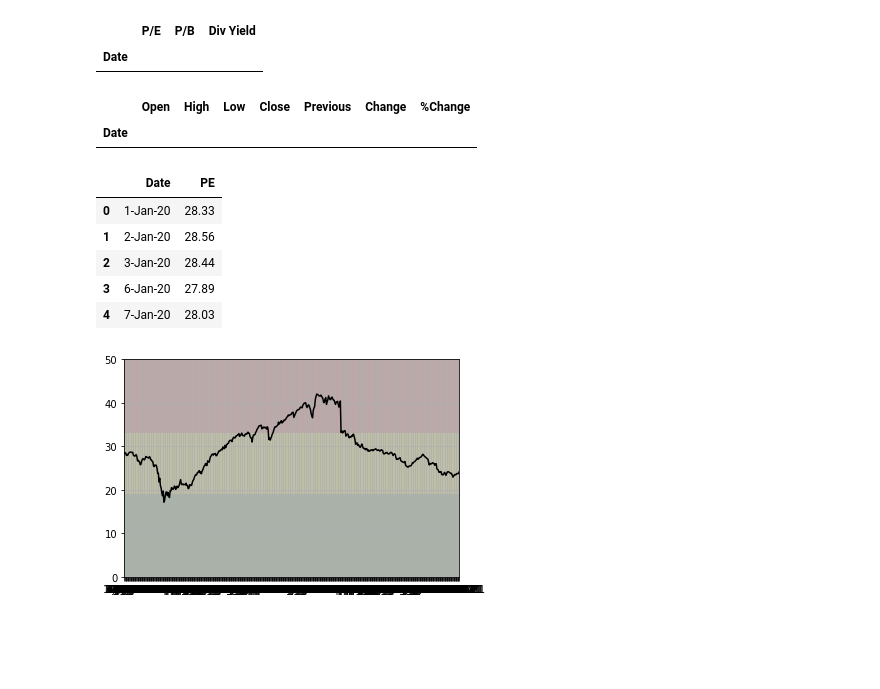
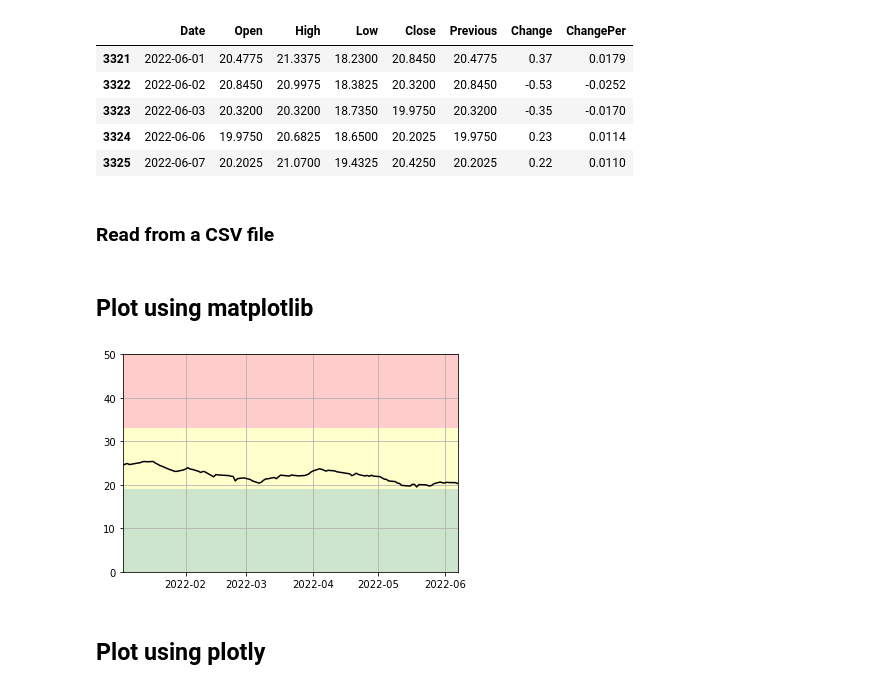
Before and after one commit to 1dhavalpatel/PythonForDS, a Jupyter notebook: Visualization/DifferentBackgroundColourAreas.ipynb, the cells around one changed output. Saved outputs shown, nothing was run; the diff lists cells and outputs as text; code cells hidden in the pictures; blank space fills up the shorter version.

```diff
--- a/Visualization/DifferentBackgroundColourAreas.ipynb
+++ b/Visualization/DifferentBackgroundColourAreas.ipynb
@@ -3,0 +8,4 @@ import matplotlib.pyplot as plt
+# %%
+from datetime import date
+startDate = date(1999,1,1)
+endDate = date(2023,1,1)
@@ -4,8 +14,9 @@ import matplotlib.pyplot as plt
 # %%
 # Index P/E ratio history
 from nsepy import get_index_pe_history
-from datetime import date
+NiftyPE = get_index_pe_history(symbol="NIFTY", start=startDate, end=endDate)
 
-nifty_pe = get_index_pe_history(symbol="NIFTY",
-                                start=date(2000,1,1),
-                                end=date(2022,6,5))
+NiftyPE = NiftyPE.reset_index()
+
+NiftyPE.columns = ['Date', 'PE', 'PB', 'DivYield']
+NiftyPE.tail()
@@ -12,5 +29,0 @@ nifty_pe = get_index_pe_history(symbol="NIFTY",
-# %%
-nifty_pe.head()
-# %% [output]
-|  | P/E | P/B | Div Yield |
-| Date |  |  |  |
@@ -24,32 +30,38 @@ vix = get_history(symbol="INDIAVIX",
-# %%
-vix.head()
-# %% [output]
-|  | Open | High | Low | Close | Previous | Change | %Change |
-| Date |  |  |  |  |  |  |  |
+# %%
+# Index VIX history
+
+from nsepy import get_history
+NiftyVIX = get_history(symbol="INDIAVIX",start=startDate, end=endDate, index=True)
+
+NiftyVIX = NiftyVIX.reset_index()
+NiftyVIX.columns = ['Date' ,'Open', 'High', 'Low','Close', 'Previous', 'Change', 'ChangePer']
+NiftyVIX.tail()
+# %% [output]
+|  | Date | Open | High | Low | Close | Previous | Change | ChangePer |
+| 3321 | 2022-06-01 | 20.4775 | 21.3375 | 18.2300 | 20.8450 | 20.4775 | 0.37 | 0.0179 |
+| 3322 | 2022-06-02 | 20.8450 | 20.9975 | 18.3825 | 20.3200 | 20.8450 | -0.53 | -0.0252 |
+| 3323 | 2022-06-03 | 20.3200 | 20.3200 | 18.7350 | 19.9750 | 20.3200 | -0.35 | -0.0170 |
+| 3324 | 2022-06-06 | 19.9750 | 20.6825 | 18.6500 | 20.2025 | 19.9750 | 0.23 | 0.0114 |
+| 3325 | 2022-06-07 | 20.2025 | 21.0700 | 19.4325 | 20.4250 | 20.2025 | 0.22 | 0.0110 |
+# %% [markdown]
+### Read from a CSV file
 # %%
-NiftyPE = pd.read_csv('NiftyPE.csv')
+#NiftyPE = pd.read_csv('NiftyPE.csv')
+#NiftyPE.columns = ['Date', 'PE']
+#NiftyPE.head()
-# %%
-NiftyPE.columns = ['Date', 'PE']
-# %%
-NiftyPE.head()
-# %% [output]
-|  | Date | PE |
-| 0 | 1-Jan-20 | 28.33 |
-| 1 | 2-Jan-20 | 28.56 |
-| 2 | 3-Jan-20 | 28.44 |
-| 3 | 6-Jan-20 | 27.89 |
-| 4 | 7-Jan-20 | 28.03 |
+# %% [markdown]
+## Plot using matplotlib
 # %%
 fig, ax = plt.subplots()
 
 ax.plot(NiftyPE.Date, NiftyPE.PE, 'k')
 ax.grid()
 ax.margins(0) # remove default margins (matplotlib verision 2+)
 
-ax.axhspan(0, 19, facecolor='green', alpha=0.5)
-ax.axhspan(19, 33, facecolor='yellow', alpha=0.5)
-ax.axhspan(33, 50, facecolor='red', alpha=0.5)
+ax.axhspan(0, 19, facecolor='green', alpha=0.2)
+ax.axhspan(19, 33, facecolor='yellow', alpha=0.2)
+ax.axhspan(33, 50, facecolor='red', alpha=0.2)
 
 plt.show()
 # %% [output]
-[figure, old version]
+[figure, new version]
@@ -57,0 +68,2 @@ import plotly.express as px
+# %% [markdown]
+## Plot using plotly
```
Also changed, not shown: parts of 8 cells of this notebook.
